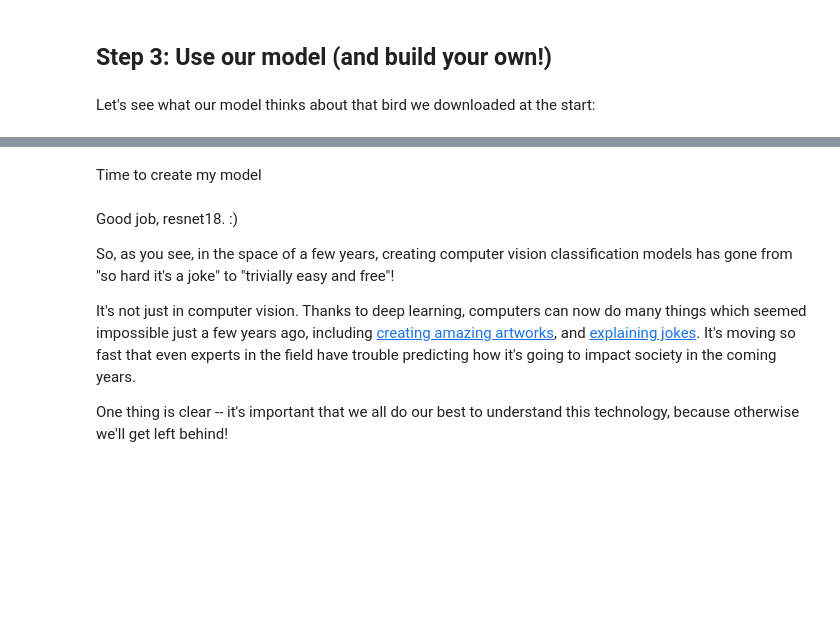
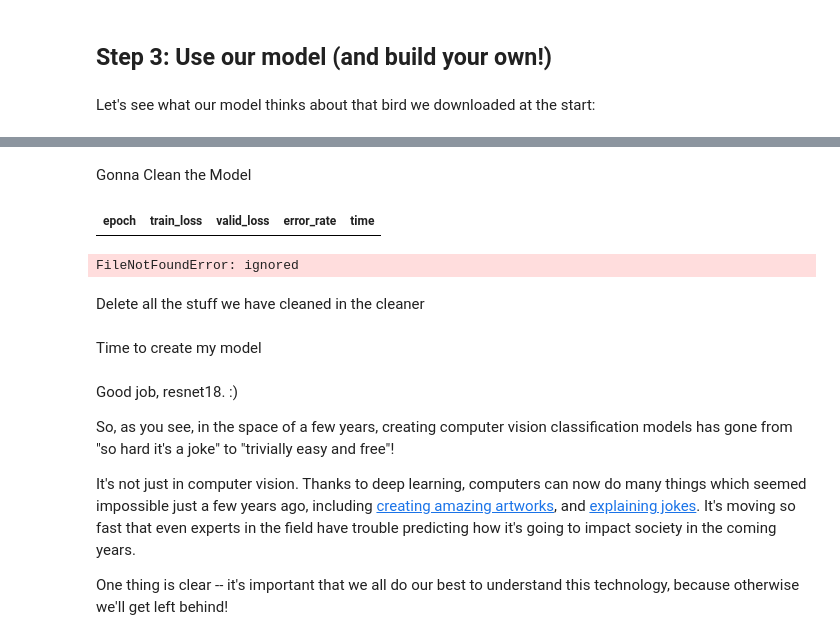
Before and after one commit to atoscram/fastai-is-it-dennis-quaid-or-harrison-ford, a Jupyter notebook: is-it-dennis-quaid-or-harrison-ford.ipynb, the cells around one changed output, grey strips where cells are left out. Cells and saved outputs as stored; diff of their text form; code cells hidden in the pictures; blank space fills up the shorter version.

```diff
--- a/is-it-dennis-quaid-or-harrison-ford.ipynb
+++ b/is-it-dennis-quaid-or-harrison-ford.ipynb
@@ -166,0 +187,11 @@ display(Image.open(image_test_path2).to_thumb(256,256))
+# %% [markdown]
+Gonna Clean the Model
+# %%
+from fastai.vision.widgets import *
+cleaner = ImageClassifierCleaner(learn)
+cleaner
+# %% [output]
+| epoch | train_loss | valid_loss | error_rate | time |
+FileNotFoundError: ignored
+# %% [markdown]
+Delete all the stuff we have cleaned in the cleaner
```
Also changed, not shown: parts of 7 cells of this notebook.
